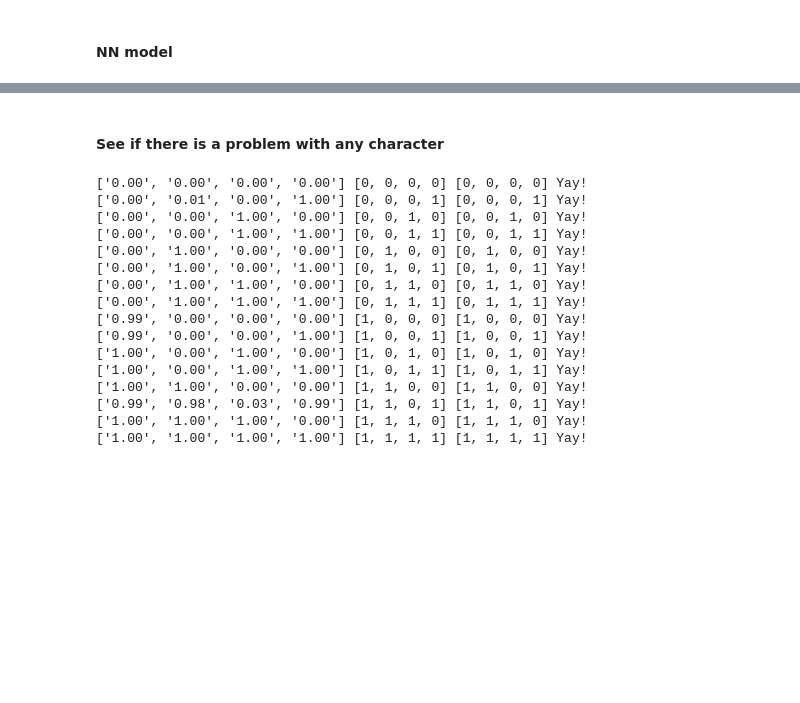
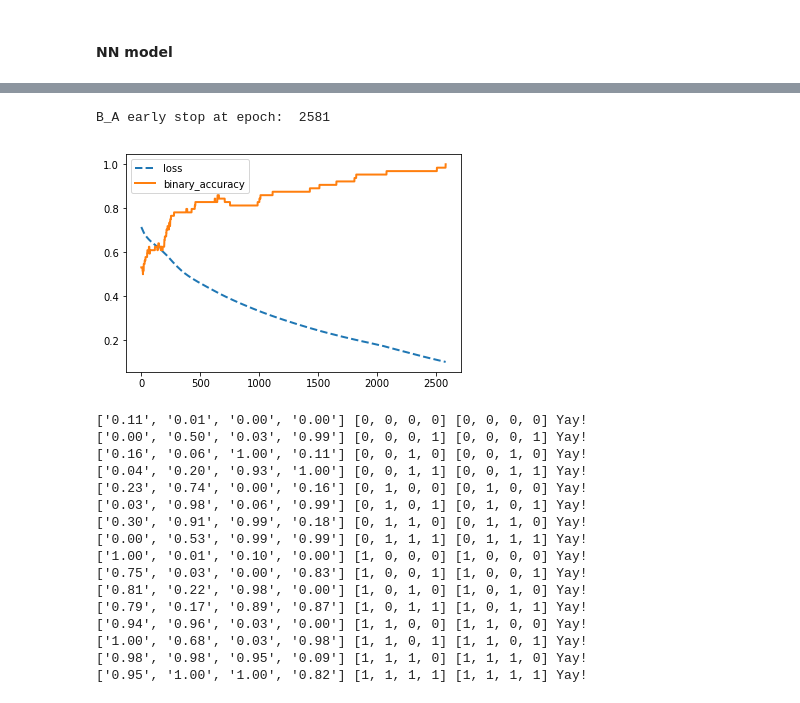
Before and after one commit to ivukotic/ML_platform_tests, a Jupyter notebook: tutorial/ilija/SimpleExamples/7segment display.ipynb, the cells around one changed output, grey strips where cells are left out. Cells and saved outputs as stored; diff of their text form; code cells hidden in the pictures; blank space fills up the shorter version.

```diff
--- a/tutorial/ilija/SimpleExamples/7segment display.ipynb
+++ b/tutorial/ilija/SimpleExamples/7segment display.ipynb
@@ -49,17 +62,25 @@ Y=Y_df.values
 # %%
+from keras import backend as K
+
+def my_loss(y_true, y_pred):
+    npx=K.get_value(y_true)
+    return K.sum(K.square(y_pred-y_true))
+
 model = Sequential()
 L1=Dense( units=7, input_shape=(7,), activation='relu')
 model.add(L1)
-L2=Dense(units=4, activation='sigmoid') # relu
+L2=Dense(units=4, activation='sigmoid')
 model.add(L2)
-model.compile(loss='mse',optimizer='rmsprop', metrics=['accuracy'])
-my_sgd = optimizers.SGD(lr=0.01, momentum=0.5, decay=0.1, nesterov=True)
 
 
-#model.add(Dense( units=7, input_shape=(7,), activation='relu'))
-#model.add(BatchNormalization())
-#model.add(model.add(lambda(rectifier)))
+#my_sgd = optimizers.SGD(lr=0.01, momentum=0.5, decay=0.01, nesterov=True)
 
-#model.compile(loss='categorical_crossentropy', optimizer='adam', metrics=['accuracy'])
-#model.compile(loss='mse', optimizer='adagrad', metrics=['accuracy'])
-#model.compile(loss='mse',optimizer='sgd', metrics=['binary_accuracy'])
+# model.compile(loss="binary_crossentropy",optimizer="adam", metrics=['accuracy','binary_accuracy'] )
+model.compile(loss=my_loss,optimizer="adam", metrics=['accuracy','binary_accuracy'] )
+
+# activations - relu, tanh, sigmoid, softmax
+# optimizers - adam, rmsprop, sgd, my_sgd, adagrad
+# loss functions - mse,  categorical_crossentropy, hinge, binary_crossentropy, vector_mse
+
+
+model.summary()
@@ -68,3 +91,0 @@ my_sgd = optimizers.SGD(lr=0.01, momentum=0.5, decay=0.1, nesterov=True)
-# %%
-epochs=5000
-hist = model.fit(X, Y, epochs=epochs,  verbose=0, shuffle=True) #batch_size=5,
@@ -103,31 +92,42 @@ L2.get_weights()
-# %% [markdown]
-#### See if there is a problem with any character
 # %%
+epochs=10000
+hist = model.fit(X, Y, epochs=epochs,  verbose=0, shuffle=True, callbacks=callbacks)#,batch_size=8)
+
+epochs_done=len(hist.history['acc'])
+x = np.linspace(0,epochs_done-1,epochs_done)
+plt.plot(x, hist.history['loss'], '--', linewidth=2, label='loss')
+# plt.plot(x, hist.history['acc'], '-', linewidth=2, label='acc')
+plt.plot(x, hist.history['binary_accuracy'], '-', linewidth=2, label='binary_accuracy')
+plt.legend()
+plt.show()
+
 pred = model.predict(inp)
 for co,i in enumerate(pred):
     c=[]
     for j in i:
         if j>0.5: c.append(1)
         else: c.append(0)
     if c==out[co]:
         st="Yay!"
     else:
         st="Nay"
     print(["{0:0.2f}".format(n) for n in i], c, out[co], st)
 # %% [output]
-['0.00', '0.00', '0.00', '0.00'] [0, 0, 0, 0] [0, 0, 0, 0] Yay!
-['0.00', '0.01', '0.00', '1.00'] [0, 0, 0, 1] [0, 0, 0, 1] Yay!
-['0.00', '0.00', '1.00', '0.00'] [0, 0, 1, 0] [0, 0, 1, 0] Yay!
-['0.00', '0.00', '1.00', '1.00'] [0, 0, 1, 1] [0, 0, 1, 1] Yay!
-['0.00', '1.00', '0.00', '0.00'] [0, 1, 0, 0] [0, 1, 0, 0] Yay!
-['0.00', '1.00', '0.00', '1.00'] [0, 1, 0, 1] [0, 1, 0, 1] Yay!
-['0.00', '1.00', '1.00', '0.00'] [0, 1, 1, 0] [0, 1, 1, 0] Yay!
-['0.00', '1.00', '1.00', '1.00'] [0, 1, 1, 1] [0, 1, 1, 1] Yay!
-['0.99', '0.00', '0.00', '0.00'] [1, 0, 0, 0] [1, 0, 0, 0] Yay!
-['0.99', '0.00', '0.00', '1.00'] [1, 0, 0, 1] [1, 0, 0, 1] Yay!
-['1.00', '0.00', '1.00', '0.00'] [1, 0, 1, 0] [1, 0, 1, 0] Yay!
-['1.00', '0.00', '1.00', '1.00'] [1, 0, 1, 1] [1, 0, 1, 1] Yay!
-['1.00', '1.00', '0.00', '0.00'] [1, 1, 0, 0] [1, 1, 0, 0] Yay!
-['0.99', '0.98', '0.03', '0.99'] [1, 1, 0, 1] [1, 1, 0, 1] Yay!
-['1.00', '1.00', '1.00', '0.00'] [1, 1, 1, 0] [1, 1, 1, 0] Yay!
-['1.00', '1.00', '1.00', '1.00'] [1, 1, 1, 1] [1, 1, 1, 1] Yay!
+B_A early stop at epoch:  2581
+[figure, added]
+['0.11', '0.01', '0.00', '0.00'] [0, 0, 0, 0] [0, 0, 0, 0] Yay!
+['0.00', '0.50', '0.03', '0.99'] [0, 0, 0, 1] [0, 0, 0, 1] Yay!
+['0.16', '0.06', '1.00', '0.11'] [0, 0, 1, 0] [0, 0, 1, 0] Yay!
+['0.04', '0.20', '0.93', '1.00'] [0, 0, 1, 1] [0, 0, 1, 1] Yay!
+['0.23', '0.74', '0.00', '0.16'] [0, 1, 0, 0] [0, 1, 0, 0] Yay!
+['0.03', '0.98', '0.06', '0.99'] [0, 1, 0, 1] [0, 1, 0, 1] Yay!
+['0.30', '0.91', '0.99', '0.18'] [0, 1, 1, 0] [0, 1, 1, 0] Yay!
+['0.00', '0.53', '0.99', '0.99'] [0, 1, 1, 1] [0, 1, 1, 1] Yay!
+['1.00', '0.01', '0.10', '0.00'] [1, 0, 0, 0] [1, 0, 0, 0] Yay!
+['0.75', '0.03', '0.00', '0.83'] [1, 0, 0, 1] [1, 0, 0, 1] Yay!
+['0.81', '0.22', '0.98', '0.00'] [1, 0, 1, 0] [1, 0, 1, 0] Yay!
+['0.79', '0.17', '0.89', '0.87'] [1, 0, 1, 1] [1, 0, 1, 1] Yay!
+['0.94', '0.96', '0.03', '0.00'] [1, 1, 0, 0] [1, 1, 0, 0] Yay!
+['1.00', '0.68', '0.03', '0.98'] [1, 1, 0, 1] [1, 1, 0, 1] Yay!
+['0.98', '0.98', '0.95', '0.09'] [1, 1, 1, 0] [1, 1, 1, 0] Yay!
+['0.95', '1.00', '1.00', '0.82'] [1, 1, 1, 1] [1, 1, 1, 1] Yay!
```
Also changed, not shown: parts of 10 cells of this notebook, 6 other files.
